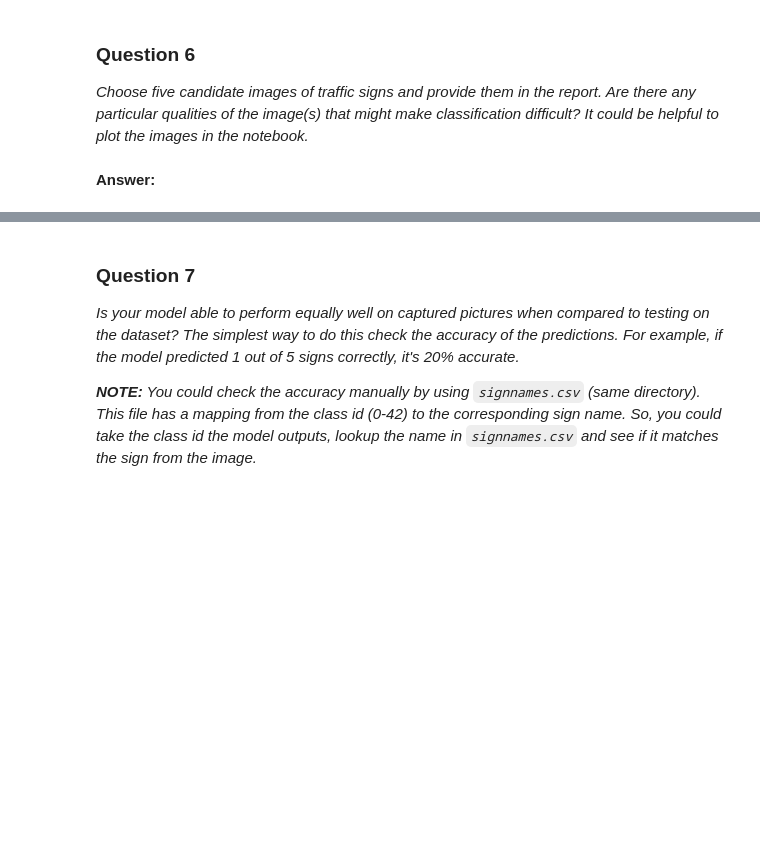
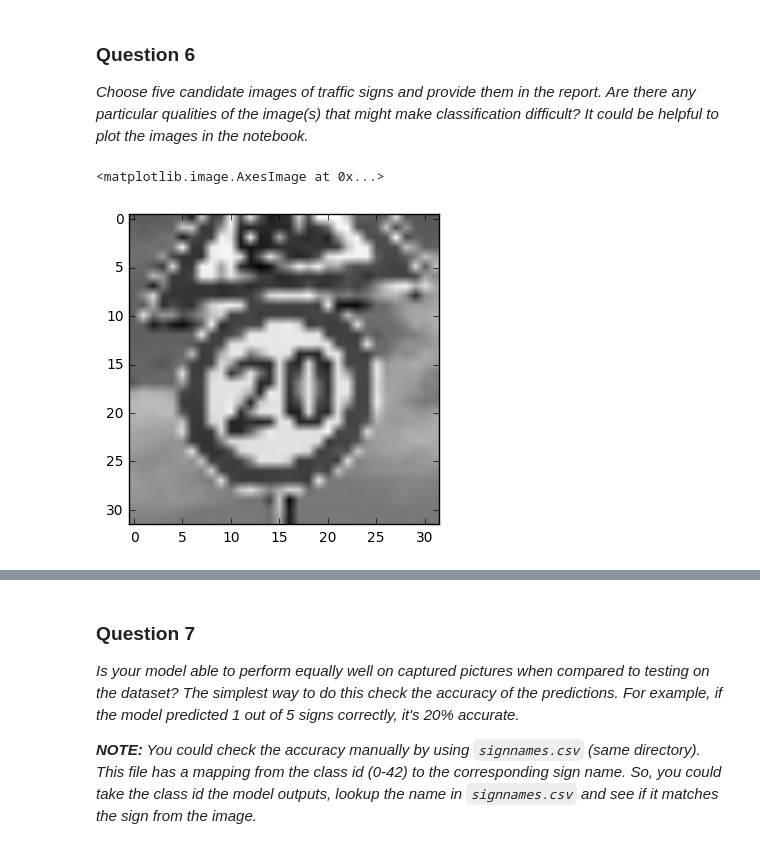
Before and after one commit to timmyneutron/CarND-Traffic-Sign-Classifier, a Jupyter notebook: Traffic_Sign_Classifier.ipynb, the cells around one changed output, grey strips where cells are left out. Drawn from its saved outputs; the diff is of its cells as text; code cells hidden in the pictures; blank space fills up the shorter version.

Commit message:
add pictures, answer final questions

```diff
--- a/Traffic_Sign_Classifier.ipynb
+++ b/Traffic_Sign_Classifier.ipynb
@@ -238,13 +238,13 @@ I first split the data into training and validation sets, using 20% of the origi
 
 I was careful to split the data sets before augmenting the training set, as I feared having copies of the same images in both data sets would lead to overfitting. I confirmed this by augmenting first and then splitting the training set, but without jittering it - this lead to a very high, overfitted validation accuracy, confirming my suspicion.
 # %%
-def LeNet(x, num_channels):
+def LeNet(x):
     # Hyperparameters
     mu = 0
     sigma = 0.1
 
     # Layer 1: Convolutional. Input = 32x32x3 (or 32x32x1). Output = 28x28x6.
-    conv1_W = tf.Variable(tf.truncated_normal(shape=(5, 5, num_channels, 6), mean = mu, stddev = sigma))
+    conv1_W = tf.Variable(tf.truncated_normal(shape=(5, 5, 1, 6), mean = mu, stddev = sigma))
     conv1_b = tf.Variable(tf.zeros(6))
     conv1   = tf.nn.conv2d(x, conv1_W, strides=[1, 1, 1, 1], padding='VALID') + conv1_b
 
@@ -330,18 +330,18 @@ The LeNet function also calculates and returns the L2 loss.
 ### Train your model here.
 ### Feel free to use as many code cells as needed.
 
-EPOCHS = 15
+EPOCHS = 10
 BATCH_SIZE = 128
 
-num_channels = X_train.shape[3]
-x = tf.placeholder(tf.float32, (None, 32, 32, num_channels))
+x = tf.placeholder(tf.float32, (None, 32, 32, 1))
 y = tf.placeholder(tf.int32, (None))
 one_hot_y = tf.one_hot(y, 43)
 # %%
 rate = 0.001
 beta = 0.001
 
-logits, l2_loss = LeNet(x, num_channels)
+logits, l2_loss = LeNet(x)
+soft_max = tf.nn.softmax(logits)
 cross_entropy = tf.nn.softmax_cross_entropy_with_logits(logits, one_hot_y)
 loss_operation = tf.reduce_mean(cross_entropy) + beta * l2_loss
 optimizer = tf.train.AdamOptimizer(learning_rate = rate)
@@ -438,6 +435,29 @@ Use the code cell (or multiple code cells, if necessary) to implement the first
+# %%
+### Load the images and plot them here.
+### Feel free to use as many code cells as needed.
+import matplotlib.image as mpimg
+
+speed_limits = [20, 30, 50, 60, 70, 80]
+labels = [0, 1, 2, 3, 4, 5]
+
+X_found = []
+
+for i in range(0, 6):
+    path = "foundsigns/{}kph.jpg".format(speed_limits[i])
+    img = mpimg.imread(path)
+    res = cv2.resize(img,(32, 32), interpolation = cv2.INTER_CUBIC)
+    X_found.append(res)
+
+X_found = np.array(X_found)
+y_found = np.array(labels)
+
+X_found = convert_rgb_to_just_y(X_found)
 # %% [markdown]
 ### Question 6
 
 _Choose five candidate images of traffic signs and provide them in the report. Are there any particular qualities of the image(s) that might make classification difficult? It could be helpful to plot the images in the notebook._
-# %% [markdown]
-**Answer:**
+# %%
+plt.imshow(X_found[0].squeeze(), cmap='gray')
+# %% [output]
+<matplotlib.image.AxesImage at 0x...>
+[figure, added]
```
Also changed, not shown: parts of 16 cells of this notebook, 15 other files.
